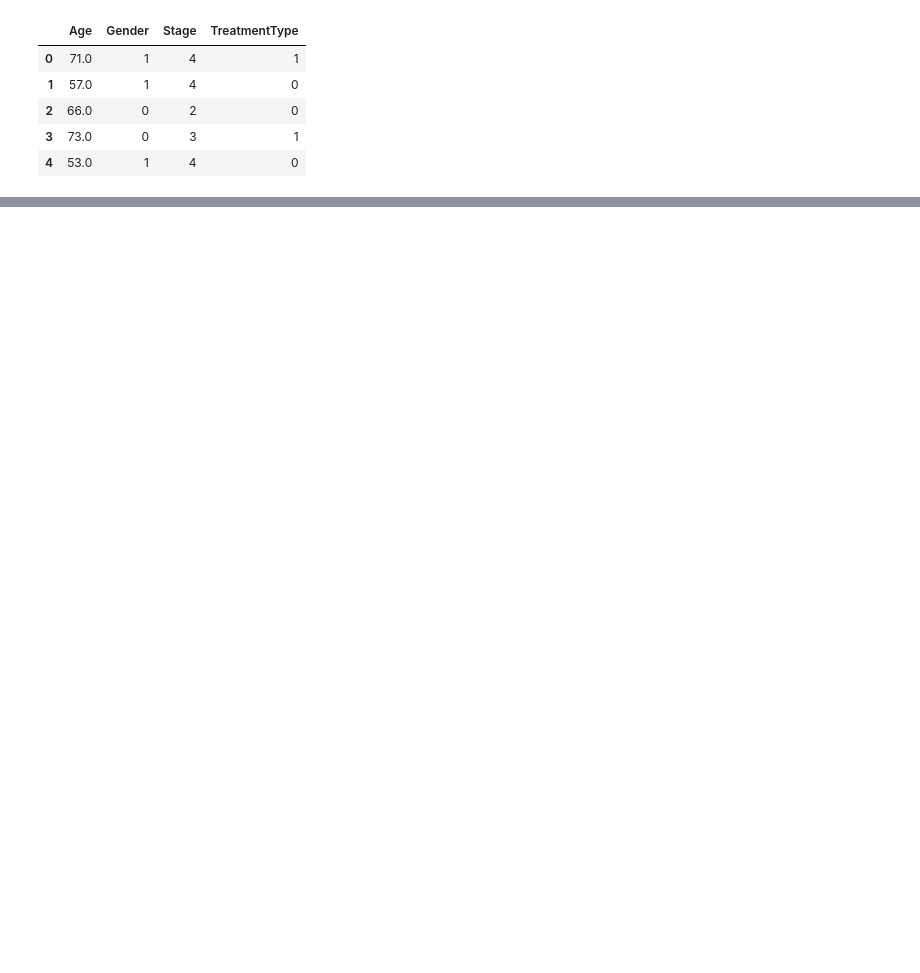
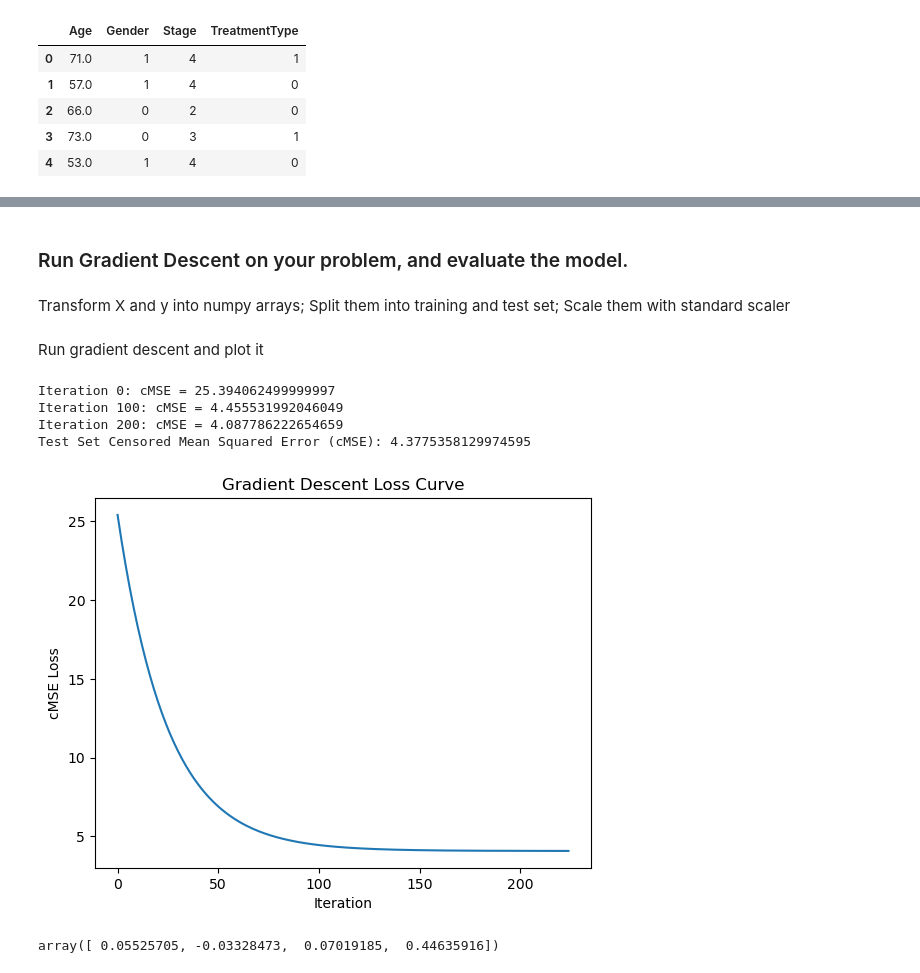
Before and after one commit to RenatoViola/AA_Assignment_2, a Jupyter notebook: Code/Task_1.ipynb, the cells around one changed output, grey strips where cells are left out. Cells and saved outputs as stored; diff of their text form; code cells hidden in the pictures; blank space fills up the shorter version.

```diff
--- a/Code/Task_1.ipynb
+++ b/Code/Task_1.ipynb
@@ -219,0 +281,45 @@ save_predictions(y_baseline_pred, './submissions/baseline-submission-01.csv')
+# %% [markdown]
+### Run Gradient Descent on your problem, and evaluate the model.
+# %% [markdown]
+Transform X and y into numpy arrays; Split them into training and test set; Scale them with standard scaler
+# %%
+X = np.array(X)
+y = np.array(y)
+c = np.zeros_like(y)  # No censored data
+
+# Train-test split
+X_train, X_test, y_train, y_test = train_test_split(X, y, test_size=0.2, random_state=42)
+c_train, c_test = train_test_split(c, test_size=0.2, random_state=42)
+
+# Standardize the features
+scaler = StandardScaler()
+X_train_scaled = scaler.fit_transform(X_train)
+X_test_scaled = scaler.transform(X_test)
+# %% [markdown]
+Run gradient descent and plot it
+# %%
+# Run Gradient Descent
+weights, bias, losses = gradient_descent(X_train_scaled, y_train, c_train, learning_rate=0.01, iterations=5000, threshold = 1e-4)
+
+# Make predictions on the test set
+y_pred_test = X_test_scaled @ weights + bias
+
+# Evaluate the model on the test set
+cMSE_test = cMSE(y_test, y_pred_test, c_test)
+print(f"Test Set Censored Mean Squared Error (cMSE): {cMSE_test}")
+
+# Plot the loss curve
+plt.plot(losses)
+plt.xlabel("Iteration")
+plt.ylabel("cMSE Loss")
+plt.title("Gradient Descent Loss Curve")
+plt.show()
+
+weights
+# %% [output]
+Iteration 0: cMSE = 25.394062499999997
+Iteration 100: cMSE = 4.455531992046049
+Iteration 200: cMSE = 4.087786222654659
+Test Set Censored Mean Squared Error (cMSE): 4.3775358129974595
+[figure, added]
+array([ 0.05525705, -0.03328473,  0.07019185,  0.44635916])
```
Also changed, not shown: parts of 37 cells of this notebook, 1 other file.
